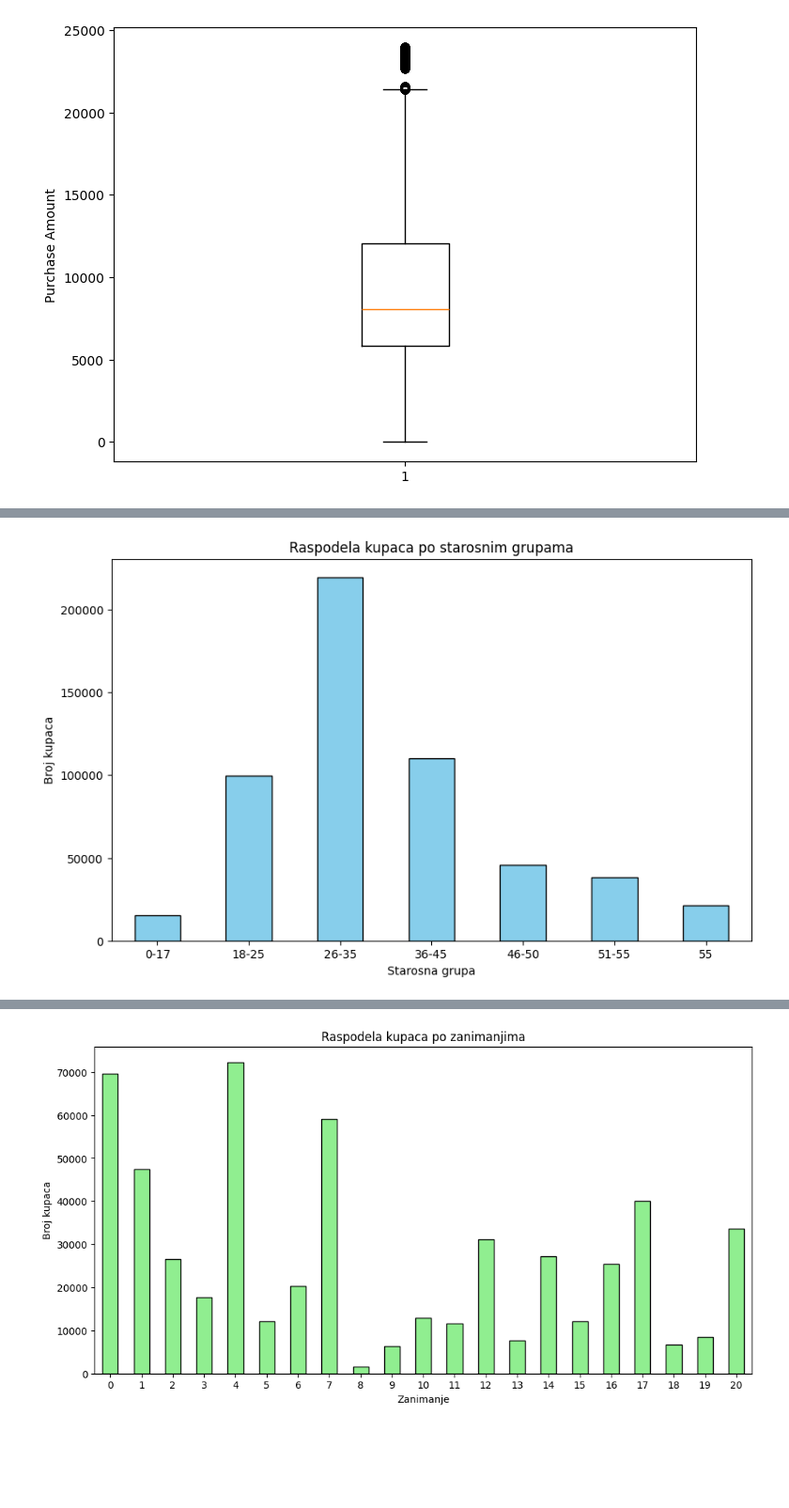
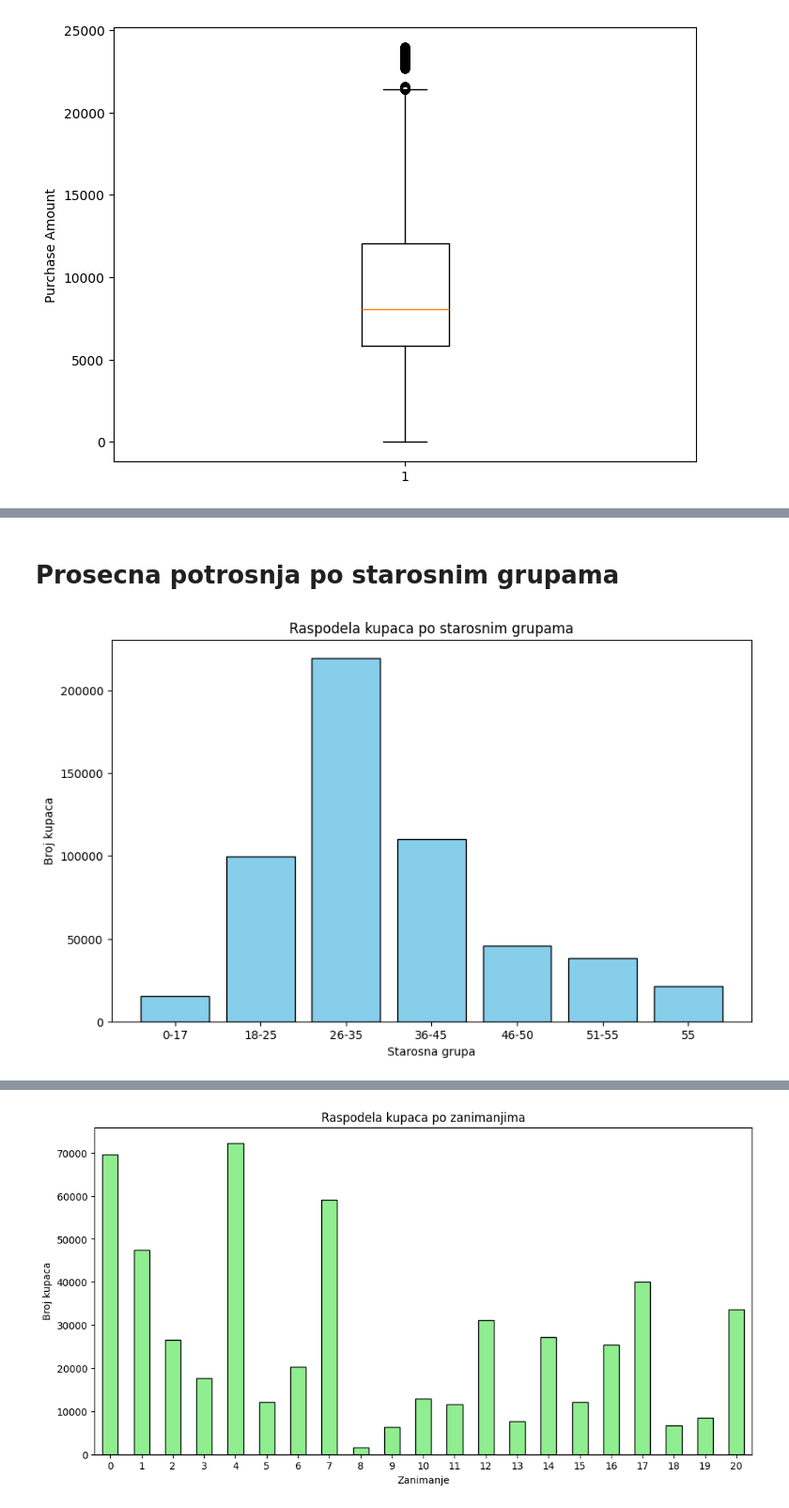
Before and after one commit to dunjica21/Projekat_ML, a Jupyter notebook: BlackFriday.ipynb, the cells around one changed output, grey strips where cells are left out. Shown: that part at 94% size. Drawn from its saved outputs; the diff is of its cells as text; code cells hidden in the pictures; blank space fills up the shorter version.

```diff
--- a/BlackFriday.ipynb
+++ b/BlackFriday.ipynb
@@ -62,6 +80,5 @@ Za početak izbacićemo kolone ID kupaca i proizvoda jer one nemaju nikakvog uti
 # %%
-data.drop('User_ID', axis=1, inplace=True)
-data.drop('Product_ID', axis=1, inplace=True)
+data.drop(['User_ID','Product_ID'], axis=1, inplace=True)
 # %% [markdown]
 U kolonama 'Age' i 'Stay_In_Current_City_Years' se javljaju plusevi koje ćemo ukloniti.
 # %%
@@ -245,10 +245,12 @@ plt.show()
+# %% [markdown]
+# Prosecna potrosnja po starosnim grupama
 # %%
 plt.figure(figsize=(10, 6))
-data['Age'].value_counts().sort_index().plot(kind='bar', color='skyblue', edgecolor='black')
+plt.bar(data['Age'].value_counts().sort_index().index, data['Age'].value_counts().sort_index().values, color='skyblue', edgecolor='black')
 plt.title('Raspodela kupaca po starosnim grupama')
 plt.xlabel('Starosna grupa')
 plt.ylabel('Broj kupaca')
 plt.xticks(rotation=0)
 plt.show()
 # %% [output]
-[figure, old version]
+[figure, new version]
```
Also changed, not shown: parts of 112 cells of this notebook, 1 other file.
